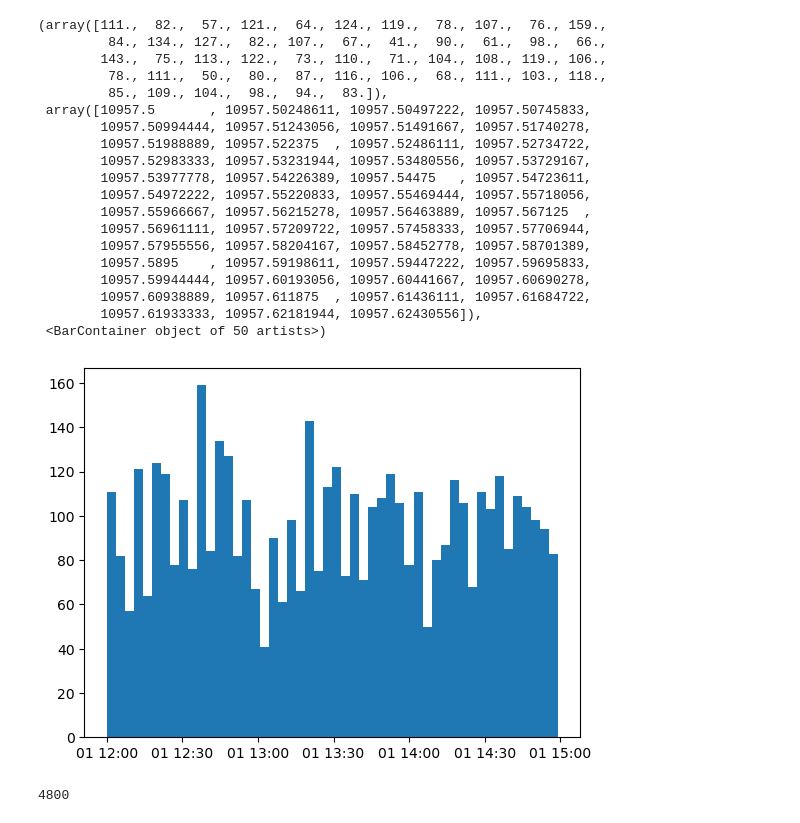
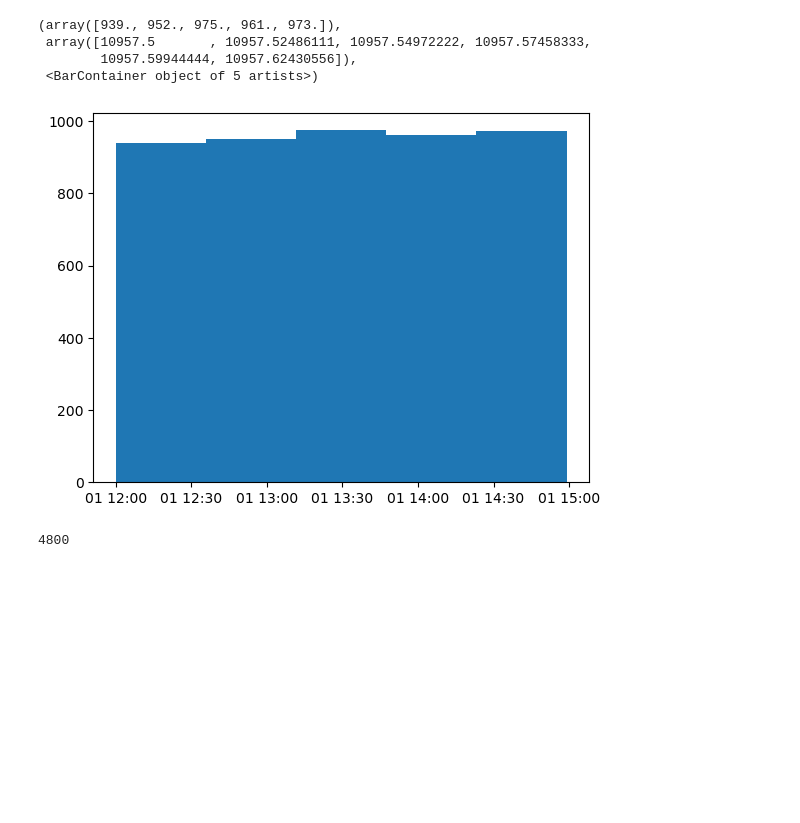
Before and after one commit to quentinchichery/hackathon-peren-2022, a Jupyter notebook: 01-exploration.ipynb, the cells around one changed output. Cells and saved outputs as stored; diff of their text form; code cells hidden in the pictures; blank space fills up the shorter version.

```diff
--- a/01-exploration.ipynb
+++ b/01-exploration.ipynb
@@ -13,31 +13,16 @@ df.head()
 # %%
 import datetime
 import matplotlib.pyplot as plt
 
 df['time_obj'] = df.apply(lambda x: datetime.datetime(2000,1,1,x['hour'], x['minute']), axis=1)
 
-plt.hist(df['time_obj'], bins=50)
+plt.hist(df['time_obj'], bins=5)
 # %% [output]
-(array([111.,  82.,  57., 121.,  64., 124., 119.,  78., 107.,  76., 159.,
-         84., 134., 127.,  82., 107.,  67.,  41.,  90.,  61.,  98.,  66.,
-        143.,  75., 113., 122.,  73., 110.,  71., 104., 108., 119., 106.,
-         78., 111.,  50.,  80.,  87., 116., 106.,  68., 111., 103., 118.,
-         85., 109., 104.,  98.,  94.,  83.]),
- array([10957.5       , 10957.50248611, 10957.50497222, 10957.50745833,
-        10957.50994444, 10957.51243056, 10957.51491667, 10957.51740278,
-        10957.51988889, 10957.522375  , 10957.52486111, 10957.52734722,
-        10957.52983333, 10957.53231944, 10957.53480556, 10957.53729167,
-        10957.53977778, 10957.54226389, 10957.54475   , 10957.54723611,
-        10957.54972222, 10957.55220833, 10957.55469444, 10957.55718056,
-        10957.55966667, 10957.56215278, 10957.56463889, 10957.567125  ,
-        10957.56961111, 10957.57209722, 10957.57458333, 10957.57706944,
-        10957.57955556, 10957.58204167, 10957.58452778, 10957.58701389,
-        10957.5895    , 10957.59198611, 10957.59447222, 10957.59695833,
-        10957.59944444, 10957.60193056, 10957.60441667, 10957.60690278,
-        10957.60938889, 10957.611875  , 10957.61436111, 10957.61684722,
-        10957.61933333, 10957.62181944, 10957.62430556]),
- <BarContainer object of 50 artists>)
+(array([939., 952., 975., 961., 973.]),
+ array([10957.5       , 10957.52486111, 10957.54972222, 10957.57458333,
+        10957.59944444, 10957.62430556]),
+ <BarContainer object of 5 artists>)
-[figure, old version]
+[figure, new version]
 # %%
 import matplotlib.pyplot as plt
 
```
Also changed, not shown: parts of 13 cells of this notebook.
